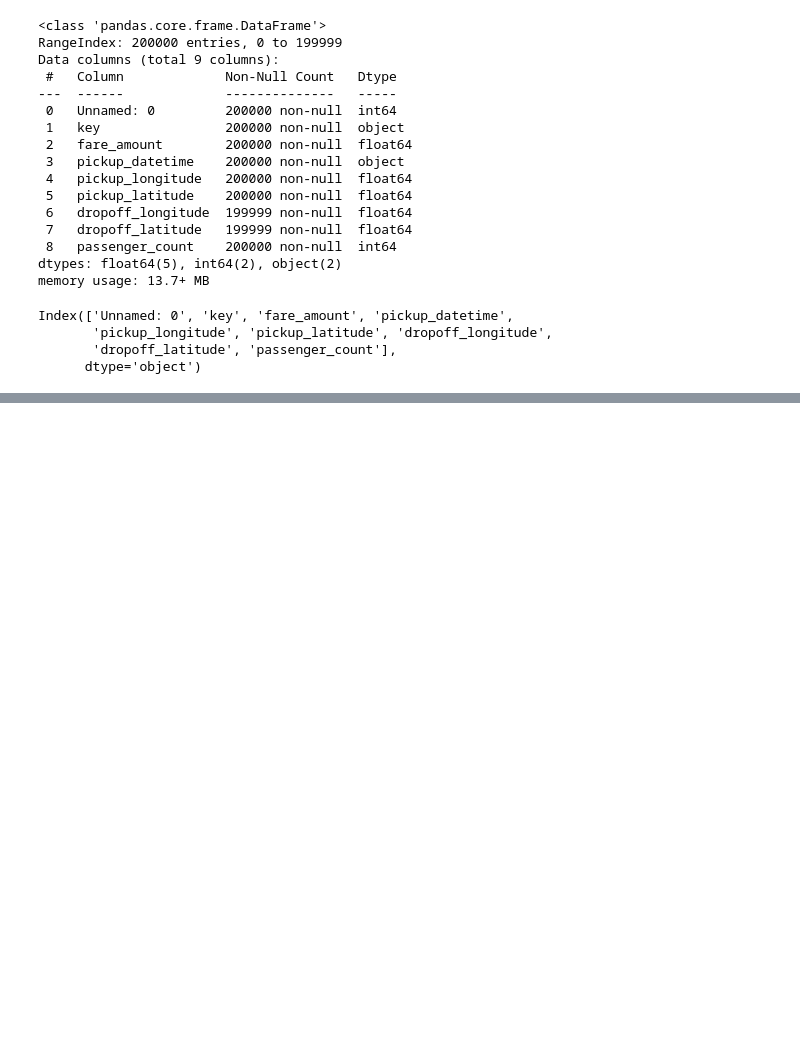
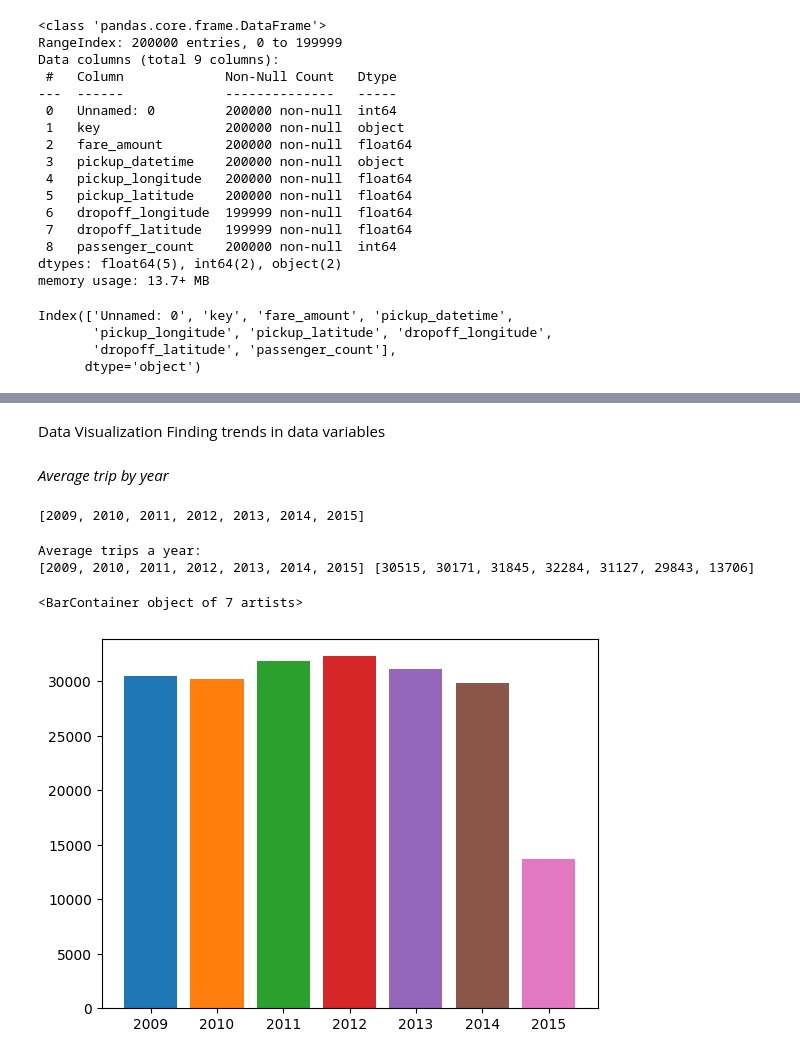
Before and after one commit to GauravAmbekar12/Uber_User_price_predition, a Jupyter notebook: file.ipynb, the cells around one changed output, grey strips where cells are left out. Cells and saved outputs as stored; diff of their text form; code cells hidden in the pictures; blank space fills up the shorter version.

```diff
--- a/file.ipynb
+++ b/file.ipynb
@@ -65,0 +136,2 @@ import matplotlib.pyplot as plt
+# %%
+df['pickup_datetime'] = pd.to_datetime(df['pickup_datetime'])
@@ -65,0 +147,4 @@ import matplotlib.pyplot as plt
+# %% [markdown]
+Data Visualization Finding trends in data variables
+# %% [markdown]
+*Average trip by year*
@@ -65,0 +153,27 @@ import matplotlib.pyplot as plt
+# %%
+print(sorted(years))
+# %% [output]
+[2009, 2010, 2011, 2012, 2013, 2014, 2015]
+# %%
+df.drop(df[(df['fare_amount']>100) & (df['distance_km']<1)].index, inplace = True )
+df.drop(df[(df['fare_amount']<100) & (df['distance_km']>100)].index, inplace = True )
+# %%
+no_of_trips = []
+year = [2009, 2010, 2011, 2012, 2013, 2014, 2015]
+
+colors = ['#1f77b4', '#ff7f0e', '#2ca02c', '#d62728', '#9467bd',
+          '#8c564b', '#e377c2', '#7f7f7f', '#bcbd22', '#17becf']
+
+for i in range(2009, 2016):
+    x = df.loc[df['Year'] == i, 'counter'].sum()
+    no_of_trips.append(x)
+
+print("Average trips a year: ")
+print(year, no_of_trips)
+
+plt.bar(year, no_of_trips, color=colors)
+# %% [output]
+Average trips a year:
+[2009, 2010, 2011, 2012, 2013, 2014, 2015] [30515, 30171, 31845, 32284, 31127, 29843, 13706]
+<BarContainer object of 7 artists>
+[figure, added]
```
Also changed, not shown: parts of 53 cells of this notebook.
